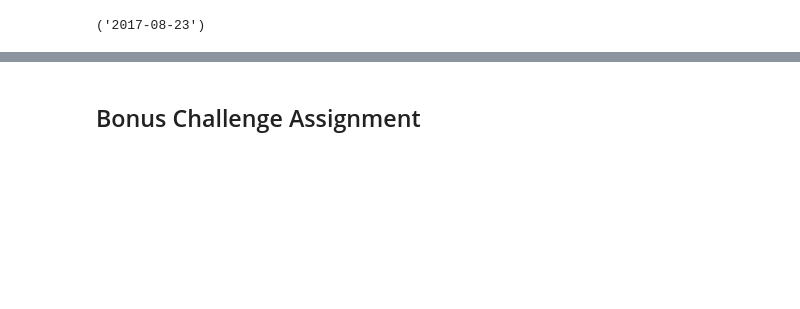
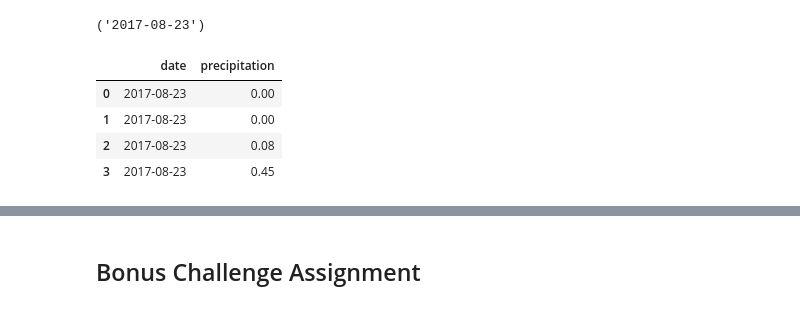
Before and after one commit to delanybroome/sqlalchemy-challenge, a Jupyter notebook: climate_starter.ipynb, the cells around one changed output, grey strips where cells are left out. Drawn from its saved outputs; the diff is of its cells as text; code cells hidden in the pictures; blank space fills up the shorter version.

```diff
--- a/climate_starter.ipynb
+++ b/climate_starter.ipynb
@@ -112,0 +109,12 @@ prcp_results = session.query(func.av(Measurement.prcp), Measurement.date)\
+# %%
+session = Session(engine)
+conn = engine.connect()
+prcp_data_df = pd.read_sql("SELECT date, prcp AS 'precipitation' \
+FROM Measurement WHERE date >= '2017-08-23'", conn)
+prcp_data_df.head()
+# %% [output]
+|  | date | precipitation |
+| 0 | 2017-08-23 | 0.00 |
+| 1 | 2017-08-23 | 0.00 |
+| 2 | 2017-08-23 | 0.08 |
+| 3 | 2017-08-23 | 0.45 |
```
Also changed, not shown: parts of 15 cells of this notebook.
